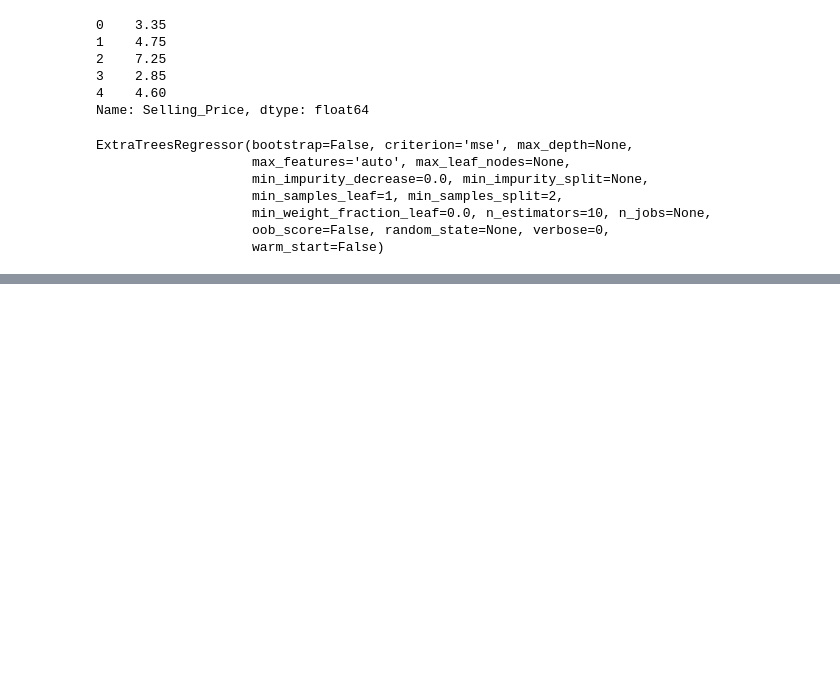
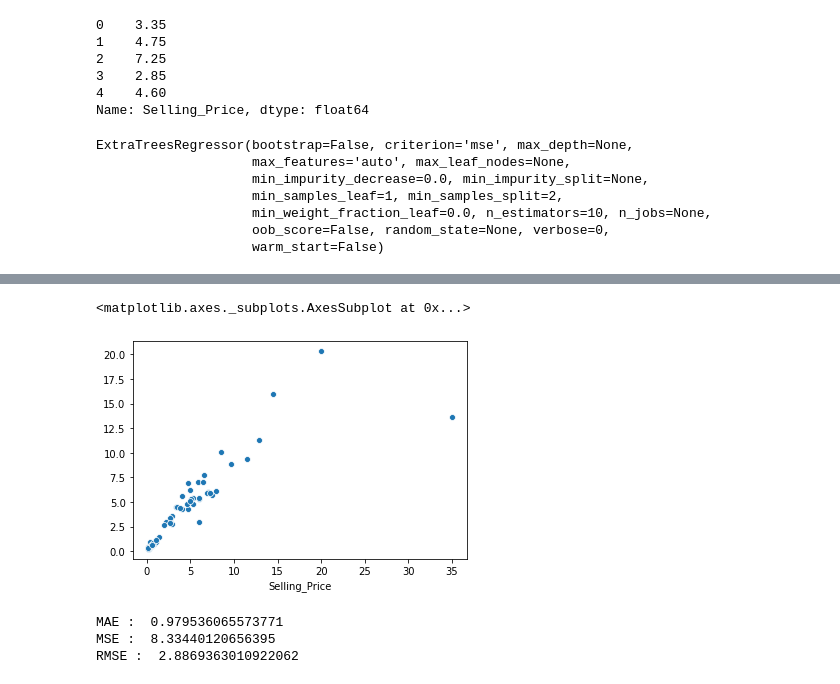
Before and after one commit to saiftak001/Data-science-projects, a Jupyter notebook: Car Price/Car Prediction.ipynb, the cells around one changed output, grey strips where cells are left out. Saved outputs shown, nothing was run; the diff lists cells and outputs as text; code cells hidden in the pictures; blank space fills up the shorter version.

```diff
--- a/Car Price/Car Prediction.ipynb
+++ b/Car Price/Car Prediction.ipynb
@@ -174,0 +268,5 @@ x_train.shape
+# %%
+sns.scatterplot(y_test, prediction)
+# %% [output]
+<matplotlib.axes._subplots.AxesSubplot at 0x...>
+[figure, added]
@@ -174,0 +275,8 @@ x_train.shape
+# %%
+print('MAE : ', metrics.mean_absolute_error(y_test, prediction))
+print('MSE : ', metrics.mean_squared_error(y_test, prediction))
+print('RMSE : ', np.sqrt(metrics.mean_squared_error(y_test, prediction)))
+# %% [output]
+MAE :  0.979536065573771
+MSE :  8.33440120656395
+RMSE :  2.8869363010922062
```
Also changed, not shown: parts of 17 cells of this notebook, 4 other files.
